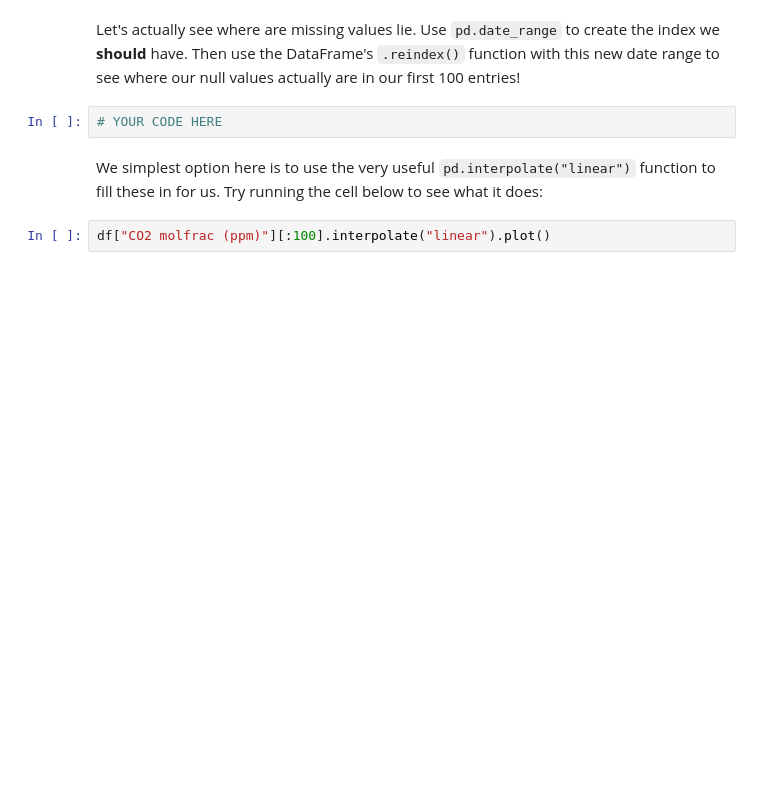
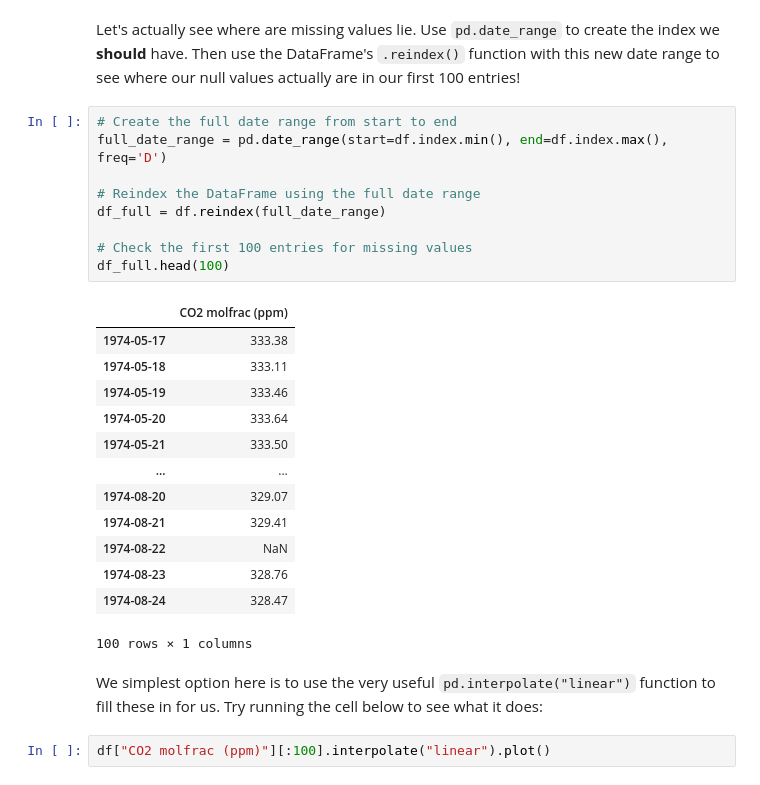
Before and after one commit to saranjthilak/data-arima-101, a Jupyter notebook: arima_seasonal_intro.ipynb, the cells around one changed output. Drawn from its saved outputs; the diff is of its cells as text; blank space fills up the shorter version.

```diff
--- a/arima_seasonal_intro.ipynb
+++ b/arima_seasonal_intro.ipynb
@@ -125,7 +125,28 @@ git push origin master
 # %% [markdown]
 Let's actually see where are missing values lie. Use `pd.date_range` to create the index we __should__ have. Then use the DataFrame's `.reindex()` function with this new date range to see where our null values actually are in our first 100 entries!
 # %%
-# YOUR CODE HERE
+# Create the full date range from start to end
+full_date_range = pd.date_range(start=df.index.min(), end=df.index.max(), freq='D')
+
+# Reindex the DataFrame using the full date range
+df_full = df.reindex(full_date_range)
+
+# Check the first 100 entries for missing values
+df_full.head(100)
+# %% [output]
+|  | CO2 molfrac (ppm) |
+| 1974-05-17 | 333.38 |
+| 1974-05-18 | 333.11 |
+| 1974-05-19 | 333.46 |
+| 1974-05-20 | 333.64 |
+| 1974-05-21 | 333.50 |
+| ... | ... |
+| 1974-08-20 | 329.07 |
+| 1974-08-21 | 329.41 |
+| 1974-08-22 | NaN |
+| 1974-08-23 | 328.76 |
+| 1974-08-24 | 328.47 |
+100 rows × 1 columns
 # %% [markdown]
 We simplest option here is to use the very useful `pd.interpolate("linear")` function to fill these in for us. Try running the cell below to see what it does:
 # %%
```
Also changed, not shown: parts of 7 cells of this notebook, 1 other file.
